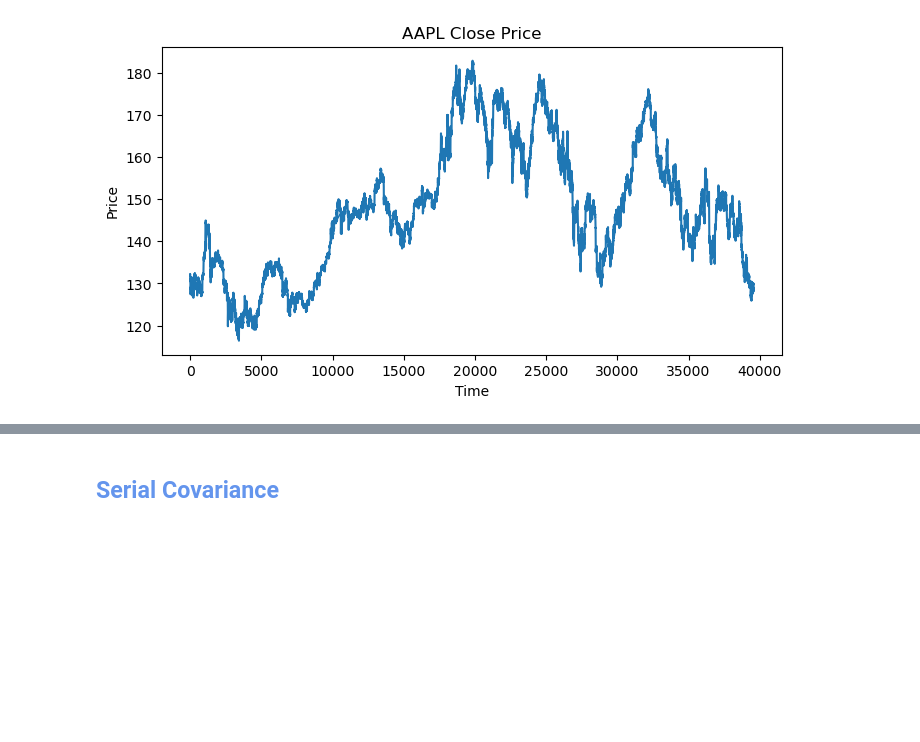
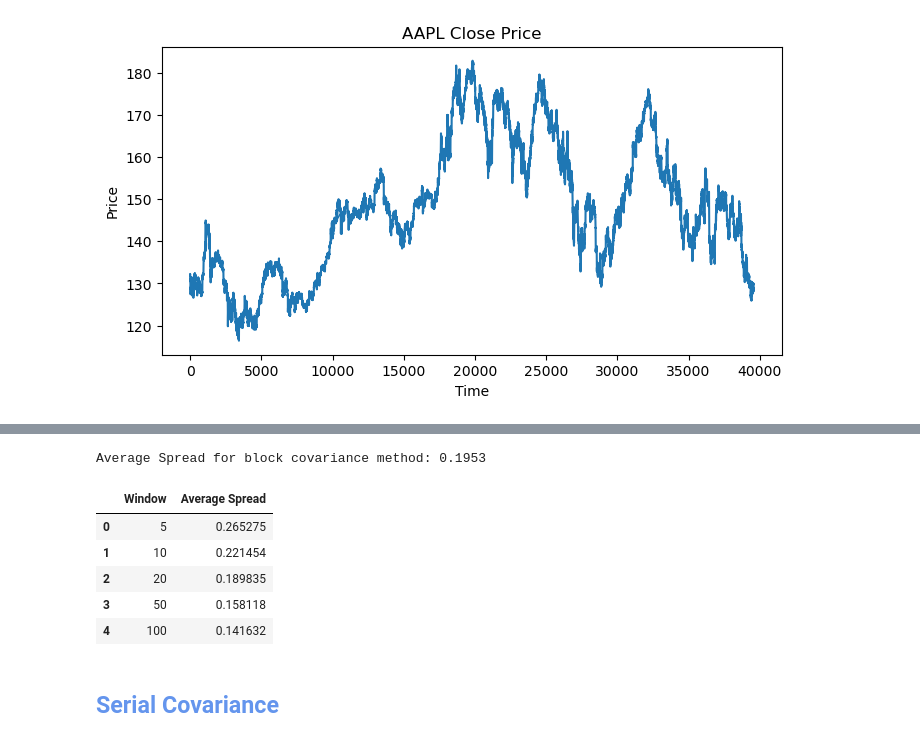
Before and after one commit to LuisMB09/Trading, a Jupyter notebook: effective_spread.ipynb, the cells around one changed output, grey strips where cells are left out. Drawn from its saved outputs; the diff is of its cells as text; code cells hidden in the pictures; blank space fills up the shorter version.

```diff
--- a/effective_spread.ipynb
+++ b/effective_spread.ipynb
@@ -91,3 +91,18 @@ plt.show()
+# %%
+avg_spread_block_df = pd.DataFrame({
+    'Window': windows,
+    'Average Spread': [spread.mean() for spread in spreads]
+})
+print(f'Average Spread for block covariance method: {avg_spread_block_df["Average Spread"].mean():.4f}')
+avg_spread_block_df
+# %% [output]
+Average Spread for block covariance method: 0.1953
+|  | Window | Average Spread |
+| 0 | 5 | 0.265275 |
+| 1 | 10 | 0.221454 |
+| 2 | 20 | 0.189835 |
+| 3 | 50 | 0.158118 |
+| 4 | 100 | 0.141632 |
 # %% [markdown]
 ## <font color='cornflowerblue'> Serial Covariance
 # %%
```
Also changed, not shown: parts of 3 cells of this notebook.
